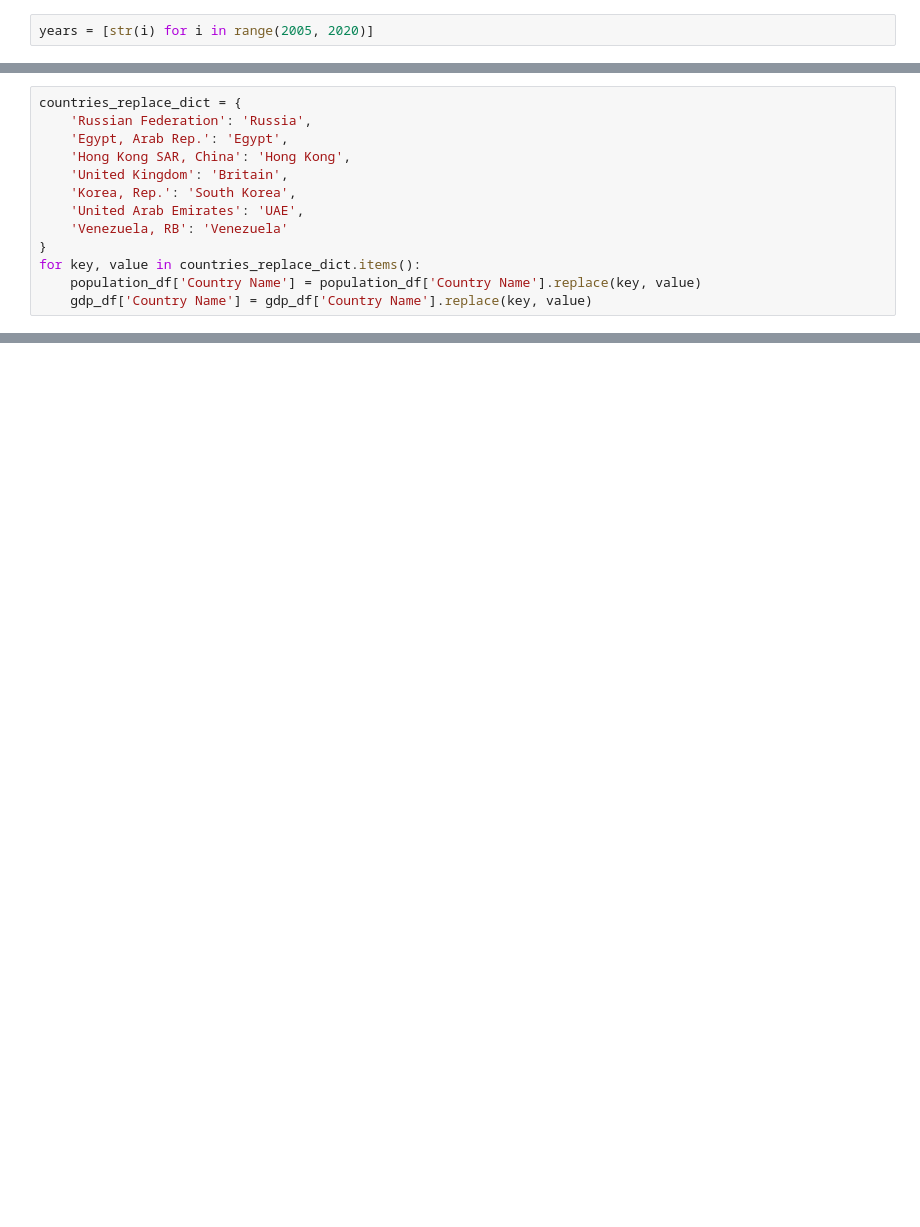
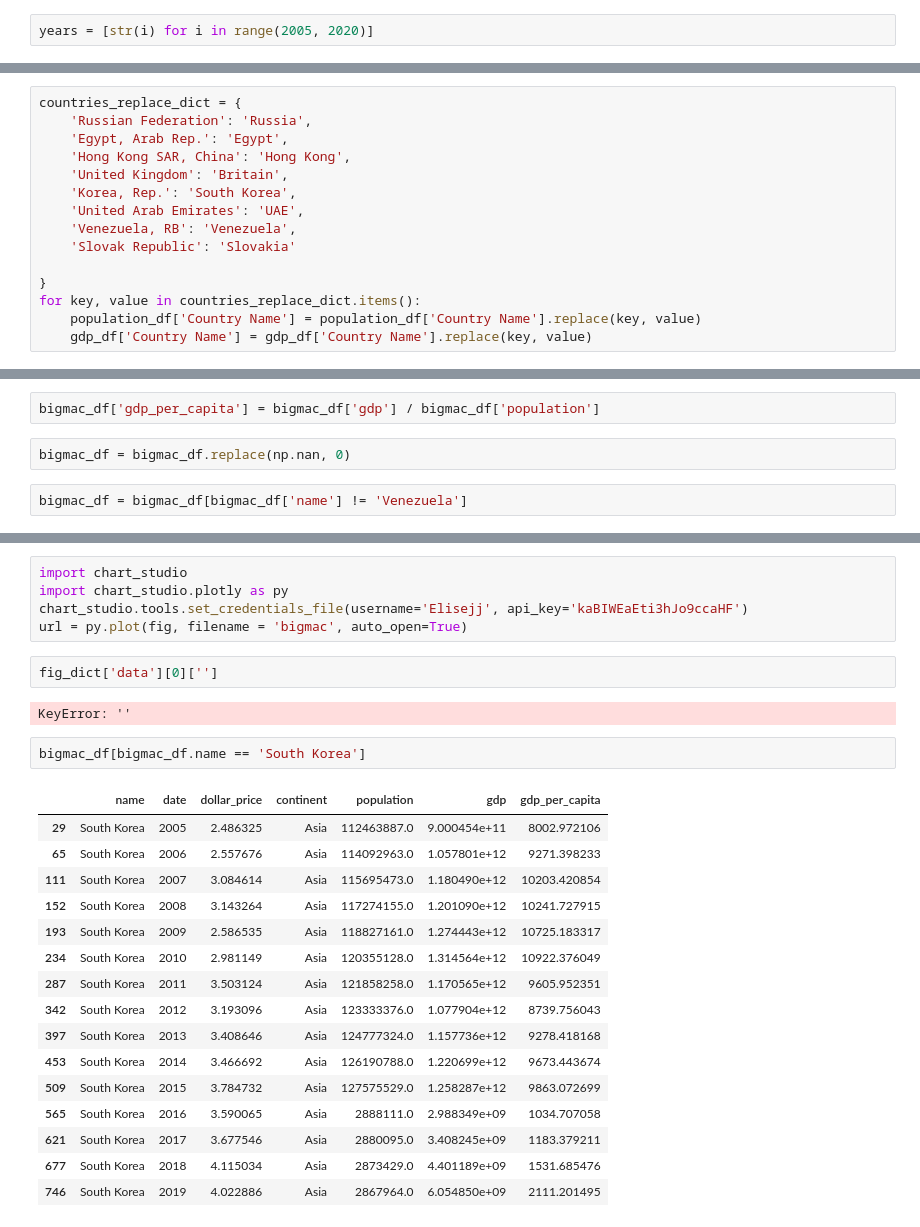
Before and after one commit to valiotti/leftjoin, a Jupyter notebook: motion-chart-big-mac/bigmac.ipynb, the cells around one changed output, grey strips where cells are left out. Cells and saved outputs as stored; diff of their text form; blank space fills up the shorter version.

```diff
--- a/motion-chart-big-mac/bigmac.ipynb
+++ b/motion-chart-big-mac/bigmac.ipynb
@@ -89,7 +69,9 @@ countries_replace_dict = {
     'United Kingdom': 'Britain',
     'Korea, Rep.': 'South Korea',
     'United Arab Emirates': 'UAE',
-    'Venezuela, RB': 'Venezuela'
+    'Venezuela, RB': 'Venezuela',
+    'Slovak Republic': 'Slovakia'
+
 }
 for key, value in countries_replace_dict.items():
     population_df['Country Name'] = population_df['Country Name'].replace(key, value)
@@ -108,5 +89,11 @@ for country in countries_list:
 bigmac_df['population'] = population_list
 bigmac_df['gdp'] = gdp_list
+# %%
+bigmac_df['gdp_per_capita'] = bigmac_df['gdp'] / bigmac_df['population']
+# %%
+bigmac_df = bigmac_df.replace(np.nan, 0)
+# %%
+bigmac_df = bigmac_df[bigmac_df['name'] != 'Venezuela']
 # %%
 fig_dict = {
     "data": [],
@@ -242,0 +238,28 @@ fig.show()
+# %%
+import chart_studio
+import chart_studio.plotly as py
+chart_studio.tools.set_credentials_file(username='Elisejj', api_key='kaBIWEaEti3hJo9ccaHF')
+url = py.plot(fig, filename = 'bigmac', auto_open=True)
+# %%
+fig_dict['data'][0]['']
+# %% [output]
+KeyError: ''
+# %%
+bigmac_df[bigmac_df.name == 'South Korea']
+# %% [output]
+|  | name | date | dollar_price | continent | population | gdp | gdp_per_capita |
+| 29 | South Korea | 2005 | 2.486325 | Asia | 112463887.0 | 9.000454e+11 | 8002.972106 |
+| 65 | South Korea | 2006 | 2.557676 | Asia | 114092963.0 | 1.057801e+12 | 9271.398233 |
+| 111 | South Korea | 2007 | 3.084614 | Asia | 115695473.0 | 1.180490e+12 | 10203.420854 |
+| 152 | South Korea | 2008 | 3.143264 | Asia | 117274155.0 | 1.201090e+12 | 10241.727915 |
+| 193 | South Korea | 2009 | 2.586535 | Asia | 118827161.0 | 1.274443e+12 | 10725.183317 |
+| 234 | South Korea | 2010 | 2.981149 | Asia | 120355128.0 | 1.314564e+12 | 10922.376049 |
+| 287 | South Korea | 2011 | 3.503124 | Asia | 121858258.0 | 1.170565e+12 | 9605.952351 |
+| 342 | South Korea | 2012 | 3.193096 | Asia | 123333376.0 | 1.077904e+12 | 8739.756043 |
+| 397 | South Korea | 2013 | 3.408646 | Asia | 124777324.0 | 1.157736e+12 | 9278.418168 |
+| 453 | South Korea | 2014 | 3.466692 | Asia | 126190788.0 | 1.220699e+12 | 9673.443674 |
+| 509 | South Korea | 2015 | 3.784732 | Asia | 127575529.0 | 1.258287e+12 | 9863.072699 |
+| 565 | South Korea | 2016 | 3.590065 | Asia | 2888111.0 | 2.988349e+09 | 1034.707058 |
+| 621 | South Korea | 2017 | 3.677546 | Asia | 2880095.0 | 3.408245e+09 | 1183.379211 |
+| 677 | South Korea | 2018 | 4.115034 | Asia | 2873429.0 | 4.401189e+09 | 1531.685476 |
+| 746 | South Korea | 2019 | 4.022886 | Asia | 2867964.0 | 6.054850e+09 | 2111.201495 |
```
Also changed, not shown: parts of 15 cells of this notebook.
